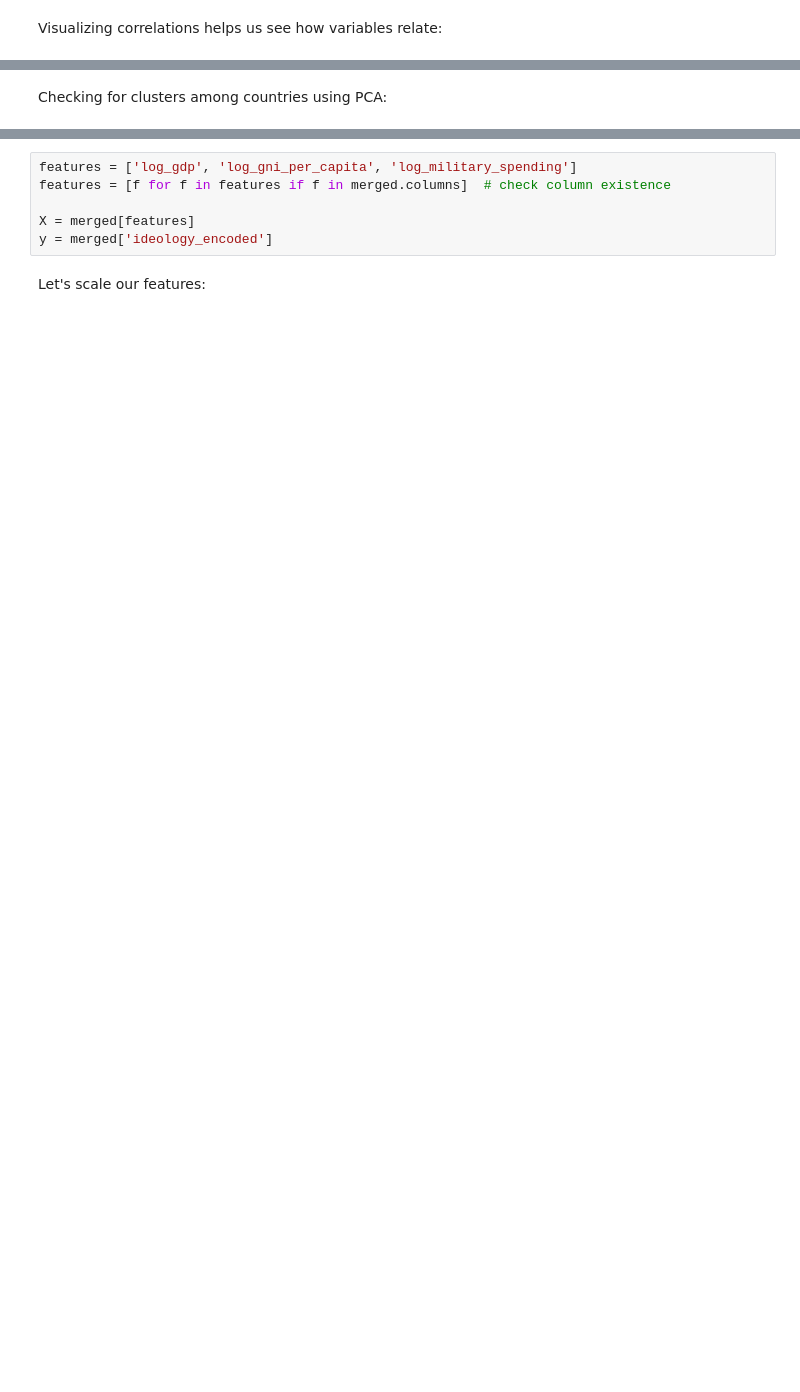
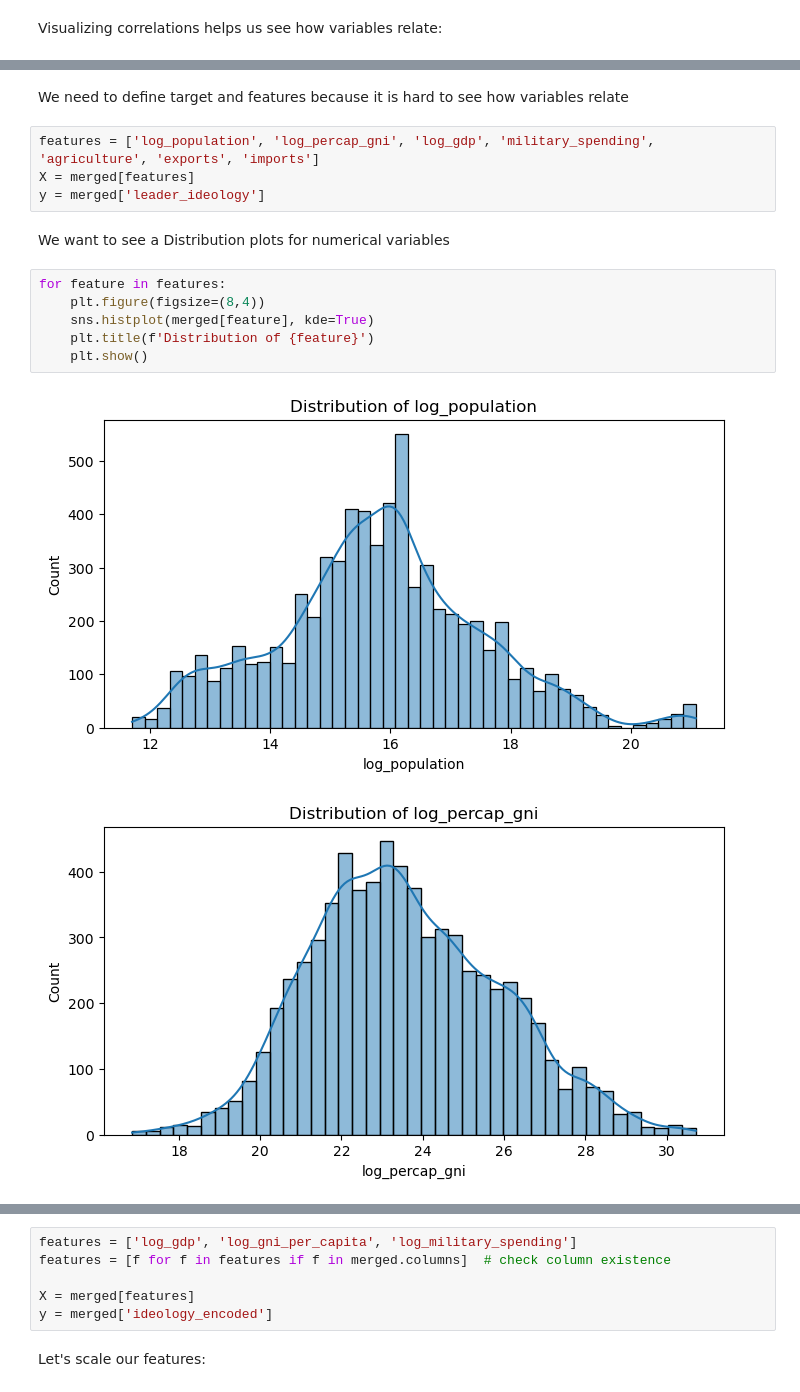
Before and after one commit to irmakoz1/ML1-HSLU, a Jupyter notebook: ML1-Project.ipynb, the cells around one changed output, grey strips where cells are left out. Drawn from its saved outputs; the diff is of its cells as text; blank space fills up the shorter version.

```diff
--- a/ML1-Project.ipynb
+++ b/ML1-Project.ipynb
@@ -142,2 +237,17 @@ plt.show()
-# %% [markdown]
-Checking for clusters among countries using PCA:
+# %% [markdown]
+We need to define target and features because it is hard to see how variables relate
+# %%
+features = ['log_population', 'log_percap_gni', 'log_gdp', 'military_spending', 'agriculture', 'exports', 'imports']
+X = merged[features]
+y = merged['leader_ideology']
+# %% [markdown]
+We want to see a Distribution plots for numerical variables
+# %%
+for feature in features:
+    plt.figure(figsize=(8,4))
+    sns.histplot(merged[feature], kde=True)
+    plt.title(f'Distribution of {feature}')
+    plt.show()
+# %% [output]
+[figure, added]
+[figure, added]
```
Also changed, not shown: parts of 45 cells of this notebook.
